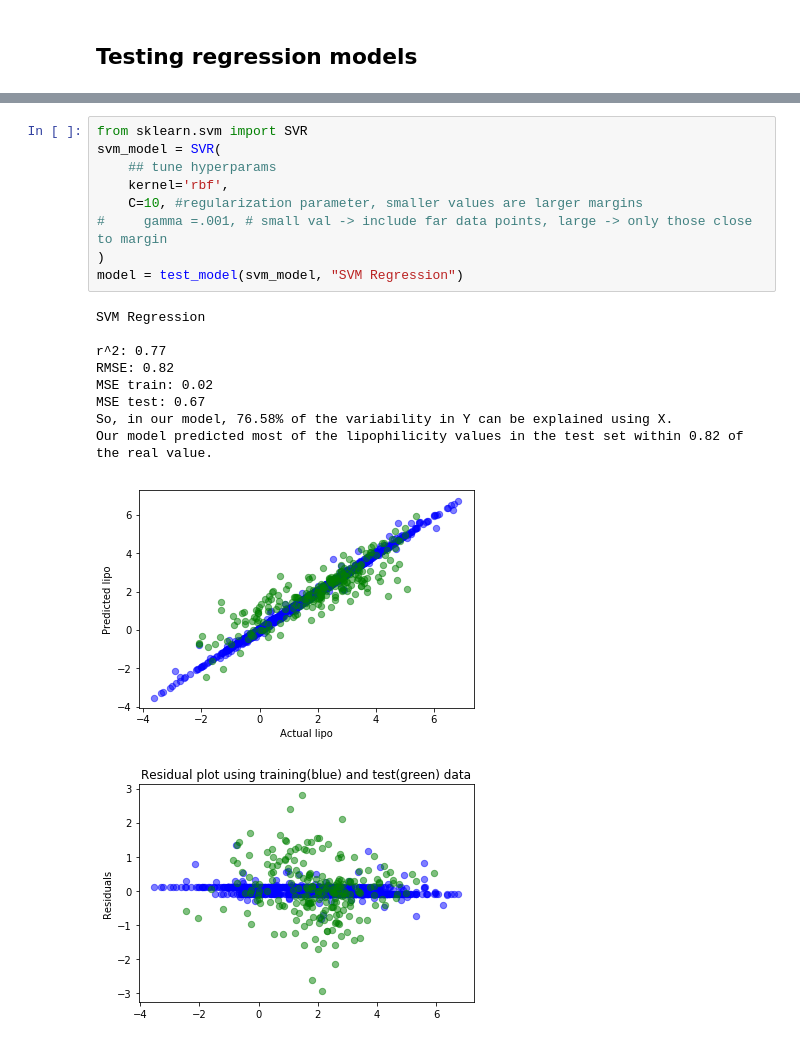
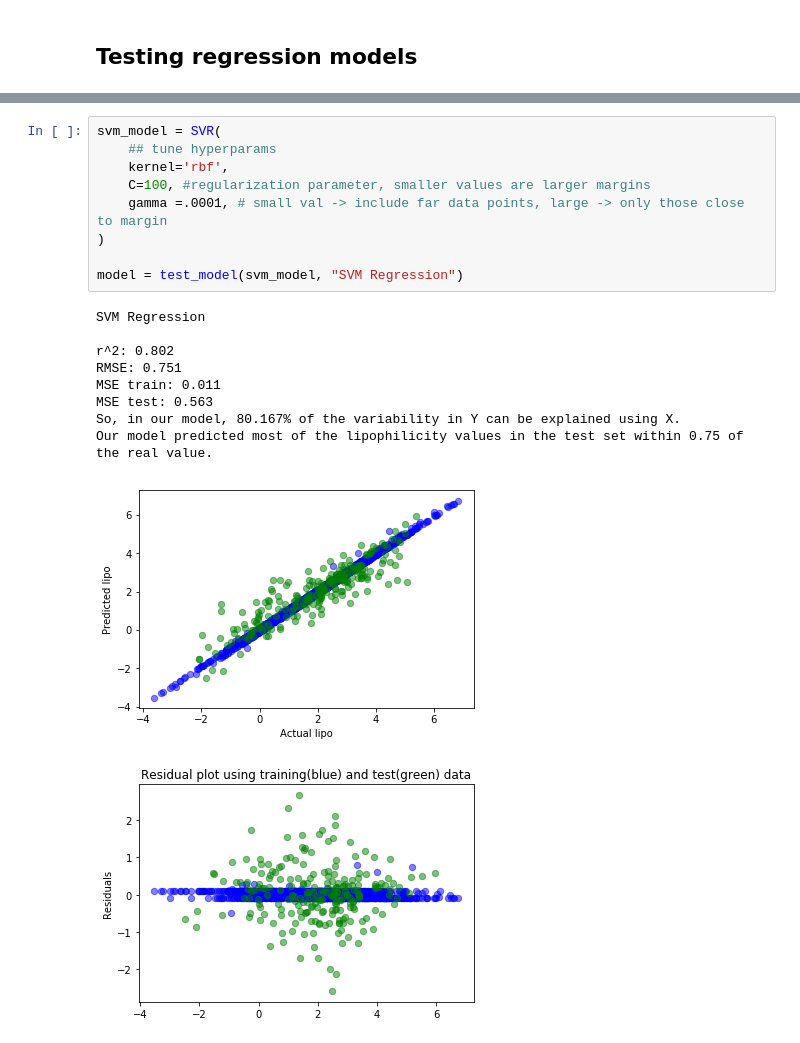
Before and after one commit to cfu288/ml-predict-lipohpillicity, a Jupyter notebook: main.ipynb, the cells around one changed output, grey strips where cells are left out. Drawn from its saved outputs; the diff is of its cells as text.

```diff
--- a/main.ipynb
+++ b/main.ipynb
@@ -188,23 +249,23 @@ Our model predicted most of the lipophilicity values in the test set within 0.87
 # %%
-from sklearn.svm import SVR
 svm_model = SVR(
     ## tune hyperparams
     kernel='rbf',
-    C=10, #regularization parameter, smaller values are larger margins
-#     gamma =.001, # small val -> include far data points, large -> only those close to margin
+    C=100, #regularization parameter, smaller values are larger margins
+    gamma =.0001, # small val -> include far data points, large -> only those close to margin
 )
+
 model = test_model(svm_model, "SVM Regression")
 # %% [output]
 SVM Regression
 
-r^2: 0.77
-RMSE: 0.82
-MSE train: 0.02
-MSE test: 0.67
-So, in our model, 76.58% of the variability in Y can be explained using X.
-Our model predicted most of the lipophilicity values in the test set within 0.82 of the real value.
+r^2: 0.802
+RMSE: 0.751
+MSE train: 0.011
+MSE test: 0.563
+So, in our model, 80.167% of the variability in Y can be explained using X.
+Our model predicted most of the lipophilicity values in the test set within 0.75 of the real value.
-[figure, old version]
+[figure, new version]
-[figure, old version]
+[figure, new version]
 # %%
 #Testing one molecule
 ### return numpy of arrays
```
Also changed, not shown: parts of 11 cells of this notebook.
